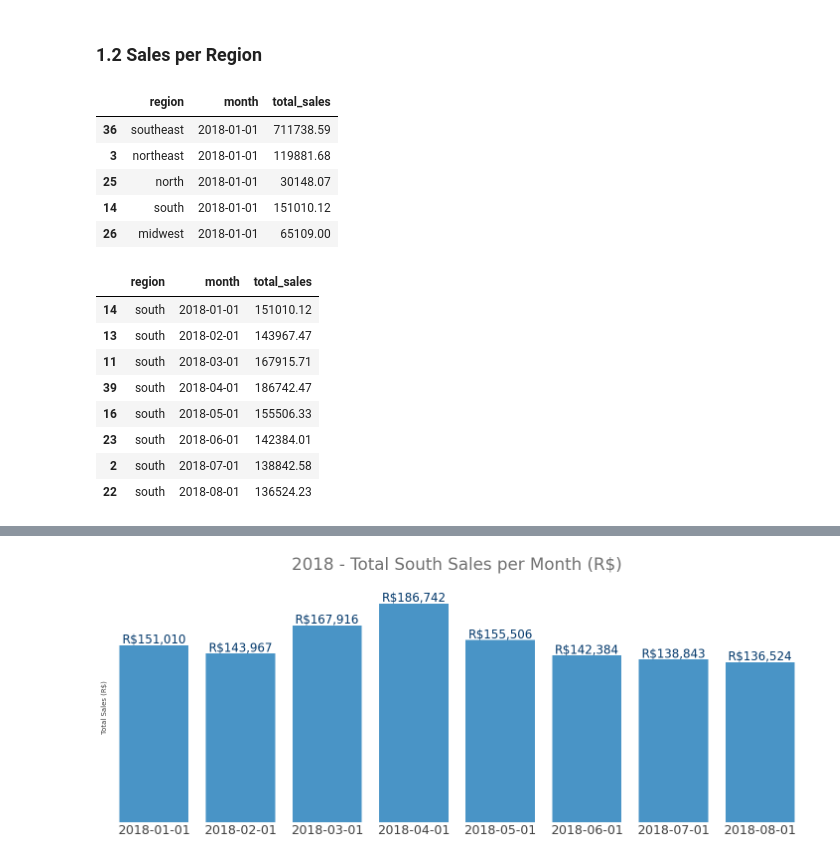
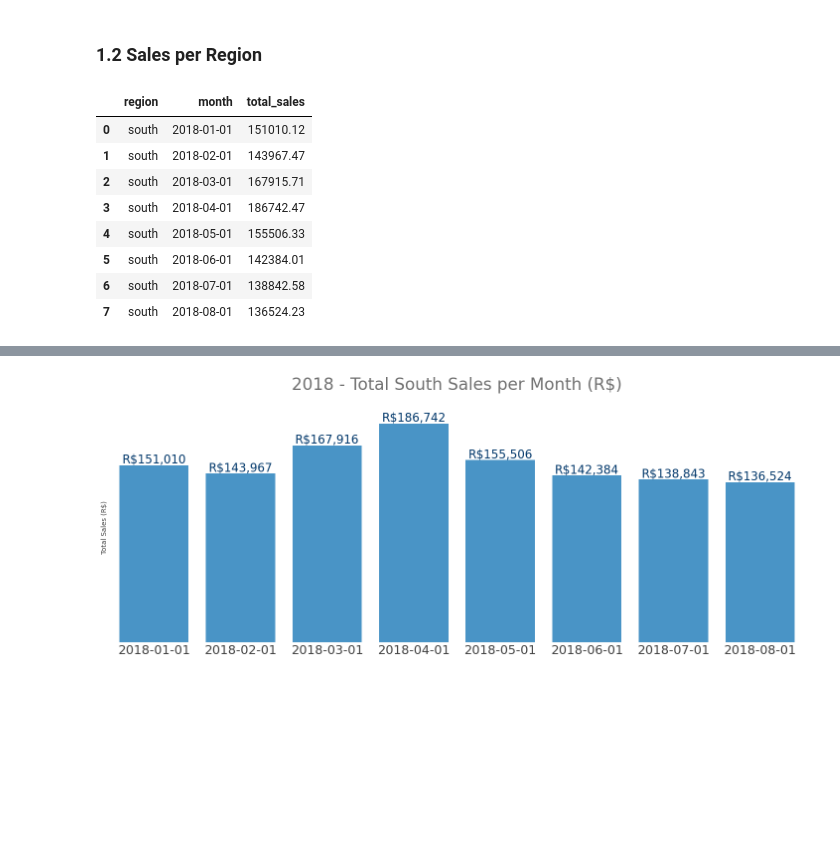
Before and after one commit to pauloreis-ds/olist, a Jupyter notebook: business_questions_insights/notebooks/1.1-pr-data-analysis-full-postgresql-challenge.ipynb, the cells around one changed output, grey strips where cells are left out. Saved outputs shown, nothing was run; the diff lists cells and outputs as text; code cells hidden in the pictures; blank space fills up the shorter version.

```diff
--- a/business_questions_insights/notebooks/1.1-pr-data-analysis-full-postgresql-challenge.ipynb
+++ b/business_questions_insights/notebooks/1.1-pr-data-analysis-full-postgresql-challenge.ipynb
@@ -134,50 +134,42 @@ plt.show()
 # %%
 intial_date = date(2018, 1, 1)
 final_date = date(2019, 1, 1)
+region = 'south'
 regional_sales_per_month_query = f'''
-SELECT region, date, SUM(total_sales) FROM (SELECT *,
-    CASE
-         WHEN customer_state IN ('AM','RR','AP','PA','TO','RO','AC') THEN 'north'
-                WHEN customer_state IN ('MA','PI','CE','RN','PE','PB','SE','AL','BA') THEN 'northeast'
-                WHEN customer_state IN ('MT','MS','GO','DF') THEN 'midwest'
-                WHEN customer_state IN ('SP','RJ','ES','MG') THEN 'southeast'
-                WHEN customer_state IN ('PR','RS','SC') THEN 'south'
-                ELSE 'unknown_region'
-            END region
-FROM (
-    SELECT customer_state,
-           date_trunc('month', order_purchase_timestamp) AS date,
-           SUM(price+freight_value) AS total_sales
-    FROM orders LEFT JOIN order_items ON orders.order_id = order_items.order_id
-                LEFT JOIN customers ON orders.customer_id = customers.customer_id
-    WHERE order_status='delivered' and
-          order_purchase_timestamp BETWEEN date('{intial_date}') AND date('{final_date}')
-    GROUP BY customer_state, date_trunc('month', order_purchase_timestamp)
-    ) AS states_sales
+SELECT region, date, SUM(total_sales) FROM (
+    SELECT *,
+        CASE
+             WHEN customer_state IN ('AM','RR','AP','PA','TO','RO','AC') THEN 'north'
+                    WHEN customer_state IN ('MA','PI','CE','RN','PE','PB','SE','AL','BA') THEN 'northeast'
+                    WHEN customer_state IN ('MT','MS','GO','DF') THEN 'midwest'
+                    WHEN customer_state IN ('SP','RJ','ES','MG') THEN 'southeast'
+                    WHEN customer_state IN ('PR','RS','SC') THEN 'south'
+                    ELSE 'unknown_region'
+                END region
+    FROM (
+        SELECT customer_state,
+               date_trunc('month', order_purchase_timestamp) AS date,
+               SUM(price+freight_value) AS total_sales
+        FROM orders LEFT JOIN order_items ON orders.order_id = order_items.order_id
+                    LEFT JOIN customers ON orders.customer_id = customers.customer_id
+        WHERE order_status='delivered' and
+              order_purchase_timestamp BETWEEN date('{intial_date}') AND date('{final_date}')
+        GROUP BY customer_state, date_trunc('month', order_purchase_timestamp)
+        ) AS states_sales
 ) AS regional_sales
 GROUP BY regional_sales.region, regional_sales.date
+HAVING region = '{region}'
 '''
-# HAVING region = 'south' # to directly extract only south sales
-regional_sales = to_pandas(bd_execute(regional_sales_per_month_query), ['region', 'month','total_sales']).sort_values('month')
-regional_sales.head()
+
+region_sales = to_pandas(bd_execute(regional_sales_per_month_query), ['region', 'month','total_sales']).sort_values('month')
+region_sales
 # %% [output]
 |  | region | month | total_sales |
-| 36 | southeast | 2018-01-01 | 711738.59 |
-| 3 | northeast | 2018-01-01 | 119881.68 |
-| 25 | north | 2018-01-01 | 30148.07 |
-| 14 | south | 2018-01-01 | 151010.12 |
-| 26 | midwest | 2018-01-01 | 65109.00 |
+| 0 | south | 2018-01-01 | 151010.12 |
+| 1 | south | 2018-02-01 | 143967.47 |
+| 2 | south | 2018-03-01 | 167915.71 |
+| 3 | south | 2018-04-01 | 186742.47 |
+| 4 | south | 2018-05-01 | 155506.33 |
+| 5 | south | 2018-06-01 | 142384.01 |
+| 6 | south | 2018-07-01 | 138842.58 |
+| 7 | south | 2018-08-01 | 136524.23 |
-# %%
-region = 'south'
-region_sales = regional_sales.query(f"region == '{region}'")
-region_sales
-# %% [output]
-|  | region | month | total_sales |
-| 14 | south | 2018-01-01 | 151010.12 |
-| 13 | south | 2018-02-01 | 143967.47 |
-| 11 | south | 2018-03-01 | 167915.71 |
-| 39 | south | 2018-04-01 | 186742.47 |
-| 16 | south | 2018-05-01 | 155506.33 |
-| 23 | south | 2018-06-01 | 142384.01 |
-| 2 | south | 2018-07-01 | 138842.58 |
-| 22 | south | 2018-08-01 | 136524.23 |
```
Also changed, not shown: parts of 1 cell of this notebook, 1 other file.
